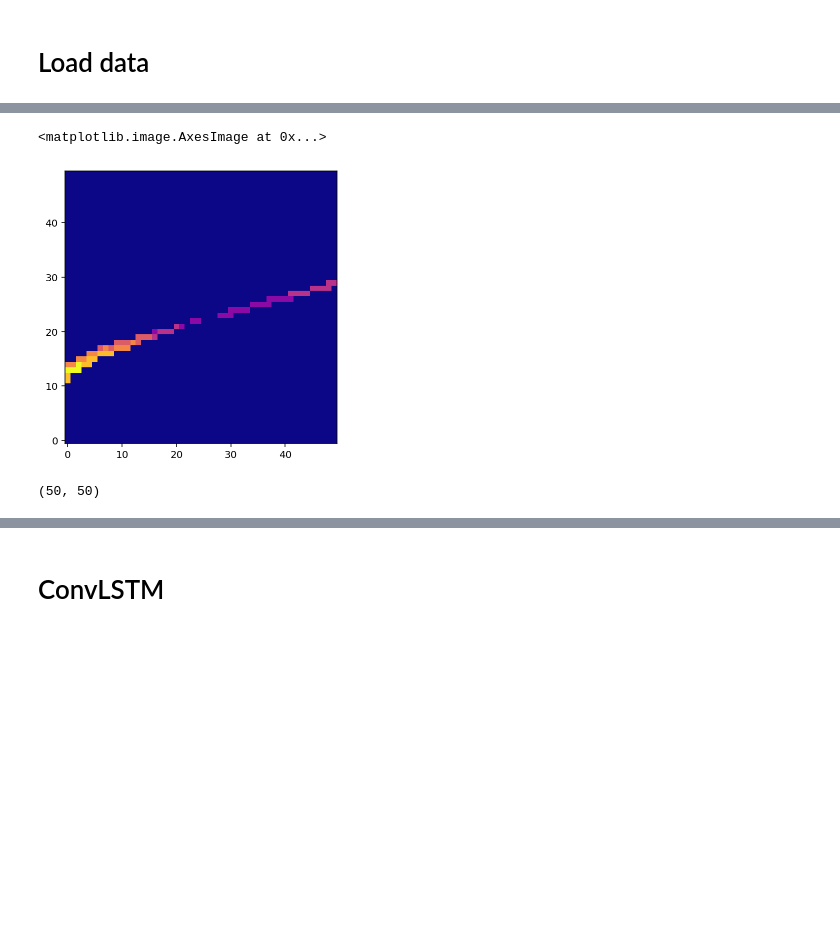
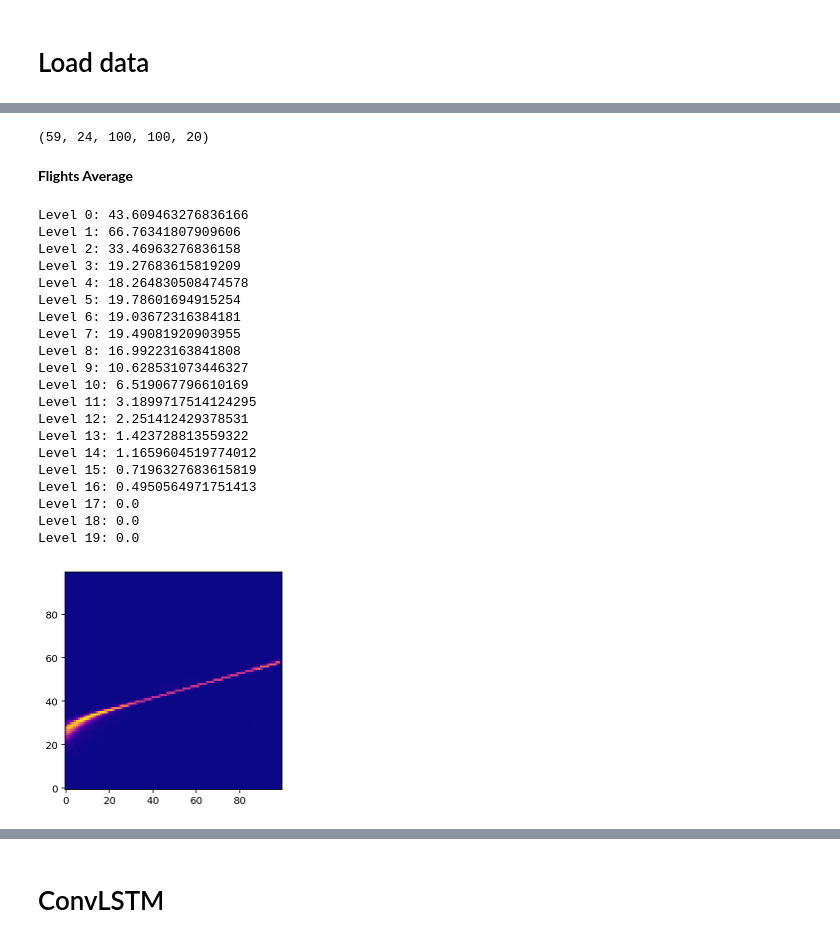
Before and after one commit to naguzmans/opportunistic-utm, a Jupyter notebook: conv_lstm_3d.ipynb, the cells around one changed output, grey strips where cells are left out. Saved outputs shown, nothing was run; the diff lists cells and outputs as text; code cells hidden in the pictures; blank space fills up the shorter version.

```diff
--- a/conv_lstm_3d.ipynb
+++ b/conv_lstm_3d.ipynb
@@ -12,8 +12,8 @@ Drive already mounted at /content/drive; to attempt to forcibly remount, call dr
 # %%
 import glob
 
-folder_path = '/content/drive/MyDrive/opportunistic-utm/dataset/2019-01'
+folder_path = '/content/drive/MyDrive/opportunistic-utm/dataset/'
 folder_list = []
-for folder in glob.iglob(folder_path + '/**/', recursive=False):
+for folder in glob.iglob(folder_path + '/**/**/', recursive=False):
   folder_list.append(folder)
 # %%
@@ -43,24 +42,63 @@ day_array.shape
+# %%
+# Load day array
+import numpy as np
+day_array = np.load(f'{folder_path}day_array.npy')
+day_array.shape
+# %% [output]
+(59, 24, 100, 100, 20)
+# %% [markdown]
+**Flights Average**
+# %%
+from tqdm import tqdm
+import matplotlib.pyplot as plt
+%config InlineBackend.figure_format = 'retina'
+
+# Flights average
+flights_average = np.zeros([day_array.shape[2], day_array.shape[3], day_array.shape[-1]]) # (100, 100, 20)
+for channel in tqdm(range(0, day_array.shape[-1])): # iterate channels
+  for day in range(0, day_array.shape[0]): # iterate days
+    flights_average[:, :, channel] += np.sum(day_array[day, :, :, :, channel], axis=0)
+
+flights_average /= (day_array.shape[0] * day_array.shape[1]) # total_days x total_hours
+# flights_average = np.where(flights_average > 0.01, 1, 0)
 # %%
-import matplotlib.pyplot as plt
-fig, ax = plt.subplots(figsize=(5, 5))
-
-def level_transform(input_array, hour):
+def flatten_array(input_array):
+  len_array = input_array.shape[-1]
   levels_array = []
-  len_array = input_array[hour, ...].shape[-1]
   for i in range(0, len_array):
-    level = input_array[hour, ..., i]*((i+2)/len_array)
+    level = input_array[:, :, i]*((i+1)/len_array)
     levels_array.append(level)
 
   levels_array = np.array(levels_array)
   levels_array = np.moveaxis(levels_array, 0, -1)
 
   return np.amax(levels_array, axis=2)
-
-ax.imshow(level_transform(day_array[0], 10), origin='lower', cmap = plt.get_cmap('plasma'))
-# %% [output]
-<matplotlib.image.AxesImage at 0x...>
-[figure, removed]
-# %%
-level_transform(day_array[15], 10).shape
-# %% [output]
-(50, 50)
+# %%
+for i in range(0, flights_average.shape[-1]):
+  print(f'Level {i}: {np.sum(flights_average[:,:,i])}')
+
+flatten_average = flatten_array(flights_average)
+plt.imshow(flatten_average, origin='lower', cmap = plt.get_cmap('plasma'))
+plt.show()
+# %% [output]
+Level 0: 43.609463276836166
+Level 1: 66.76341807909606
+Level 2: 33.46963276836158
+Level 3: 19.27683615819209
+Level 4: 18.264830508474578
+Level 5: 19.78601694915254
+Level 6: 19.03672316384181
+Level 7: 19.49081920903955
+Level 8: 16.99223163841808
+Level 9: 10.628531073446327
+Level 10: 6.519067796610169
+Level 11: 3.1899717514124295
+Level 12: 2.251412429378531
+Level 13: 1.423728813559322
+Level 14: 1.1659604519774012
+Level 15: 0.7196327683615819
+Level 16: 0.4950564971751413
+Level 17: 0.0
+Level 18: 0.0
+Level 19: 0.0
+[figure, added]
```
Also changed, not shown: parts of 23 cells of this notebook.
